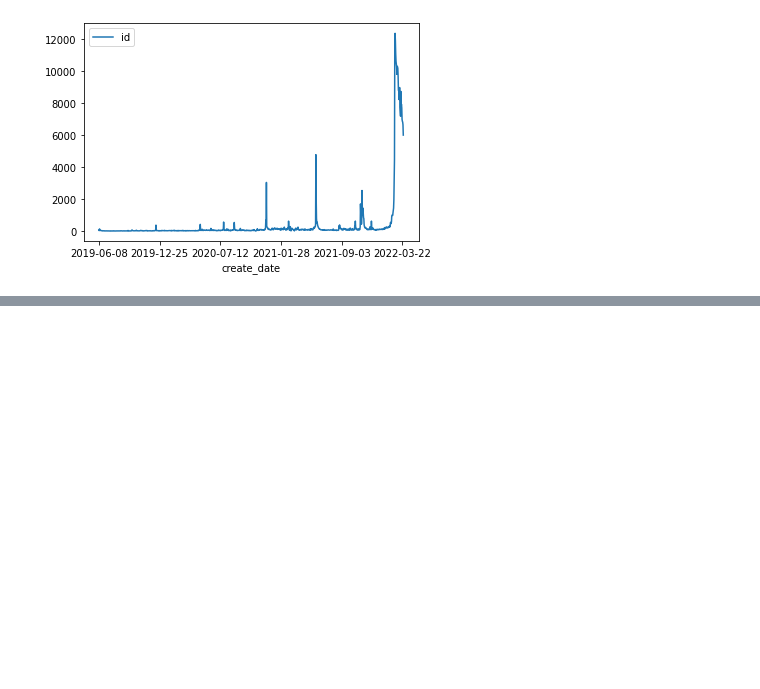
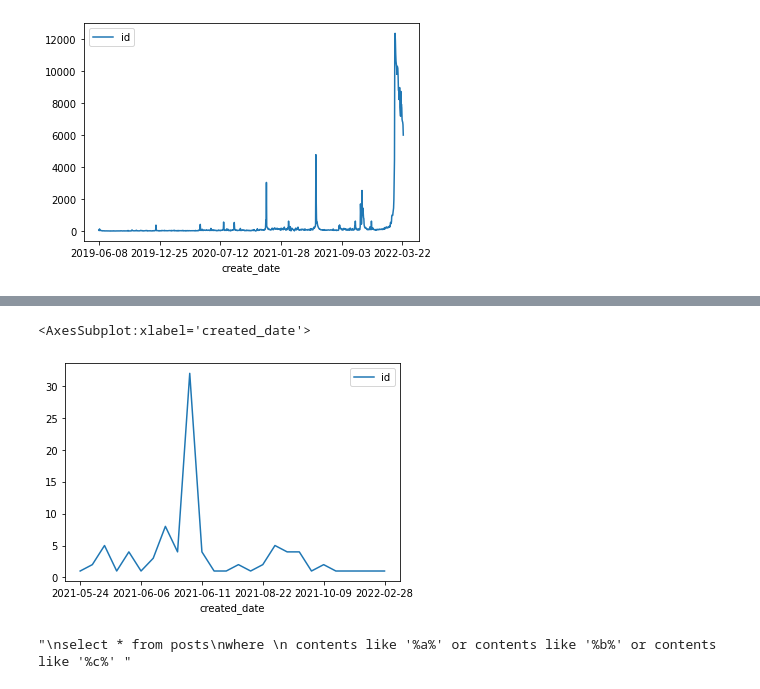
Before and after one commit to NeoJersey/analysis-of-r-eldenring, a Jupyter notebook: Preprocessing.ipynb, the cells around one changed output, grey strips where cells are left out. Cells and saved outputs as stored; diff of their text form; code cells hidden in the pictures; blank space fills up the shorter version.

```diff
--- a/Preprocessing.ipynb
+++ b/Preprocessing.ipynb
@@ -111,0 +421,10 @@ df.head().to_clipboard()
+# %%
+# plot of number of posts that mentioned [KEY WORDS]
+
+q = """
+select * from comments
+where body match "rya"
+"""
+df = pd.read_sql(q, conn)
+df.groupby("created_date").count().plot(y="id")
+# df.to_csv("posts_with_names.csv", index=False)
@@ -111,0 +444,21 @@ df.head().to_clipboard()
+# %%
+df.groupby("created_date").count().plot(y="id")
+# %% [output]
+<AxesSubplot:xlabel='created_date'>
+[figure, added]
+# %%
+names = ["a", "b", "c"]
+
+q = f"""
+select * from posts
+where
+"""
+
+for i in names:
+    q = q + f" contents like '%{i}%' or"
+
+q = q[:-2]
+
+q
+# %% [output]
+"\nselect * from posts\nwhere \n contents like '%a%' or contents like '%b%' or contents like '%c%' "
```
Also changed, not shown: parts of 32 cells of this notebook, 5 other files.
